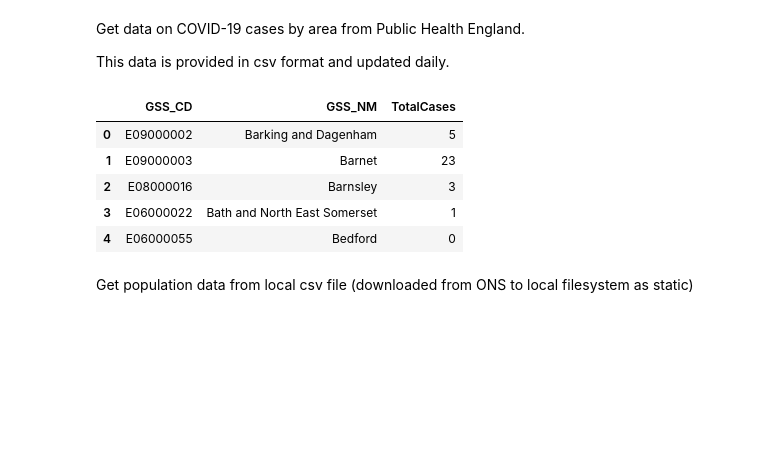
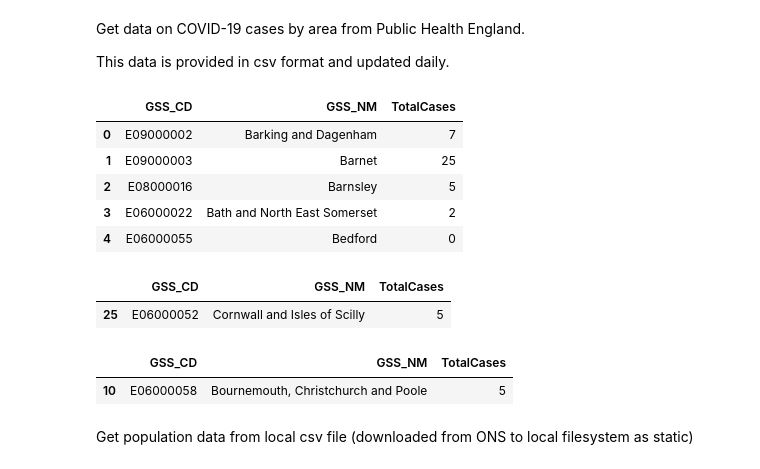
Before and after one commit to richardtguy/covid-19, a Jupyter notebook: covid-19.ipynb, the cells around one changed output. Saved outputs shown, nothing was run; the diff lists cells and outputs as text; code cells hidden in the pictures; blank space fills up the shorter version.

Commit message:
"Fixed missing data for Cornwall"

```diff
--- a/covid-19.ipynb
+++ b/covid-19.ipynb
@@ -11,3 +12,6 @@ from datetime import datetime
 Get daily indicators from Public Health England.
 
 This data is provided as an Excel file - stream the binary data directly from this URL.
+# %%
+WORKING_PATH = os.getcwd() + '/'
+DATA_PATH = os.path.dirname(os.getcwd()) + '/data/'
@@ -15,12 +21,12 @@ This data is provided as an Excel file - stream the binary data directly from th
 url = 'https://www.arcgis.com/sharing/rest/content/items/bc8ee90225644ef7a6f4dd1b13ea1d67/data'
 # read .xlsx file from server and write to local file
 r = requests.get(url, stream=True)
-with open('~data.xlsx', 'wb') as f:
+with open(WORKING_PATH + '~data.xlsx', 'wb') as f:
     for chunk in r.iter_content(chunk_size=1024):
         if chunk: # filter out keep-alive new chunks
             f.write(chunk)
 # read table from local file
-di = pd.read_excel('~data.xlsx')
+di = pd.read_excel(WORKING_PATH + '~data.xlsx')
 di.dtypes
 # %% [output]
 DateVal          datetime64[ns]
@@ -47,19 +53,29 @@ This data is provided in csv format and updated daily.
 # %%
 # load cases by Upper Tier Local Authority and Unitary Authorities
 url = "https://www.arcgis.com/sharing/rest/content/items/b684319181f94875a6879bbc833ca3a6/data"
 r = requests.get(url)
-filename = 'cases-data-{}.csv'.format(dt.strftime("%Y-%B-%d"))
+filename = WORKING_PATH + '~cases-data.csv')
 with open(filename, 'w') as f:
     f.write(r.text)
 cases_df = pd.read_csv(filename)
 cases_df.head()
 # %% [output]
 |  | GSS_CD | GSS_NM | TotalCases |
-| 0 | E09000002 | Barking and Dagenham | 5 |
-| 1 | E09000003 | Barnet | 23 |
-| 2 | E08000016 | Barnsley | 3 |
-| 3 | E06000022 | Bath and North East Somerset | 1 |
+| 0 | E09000002 | Barking and Dagenham | 7 |
+| 1 | E09000003 | Barnet | 25 |
+| 2 | E08000016 | Barnsley | 5 |
+| 3 | E06000022 | Bath and North East Somerset | 2 |
 | 4 | E06000055 | Bedford | 0 |
+# %%
+cases_df[cases_df["GSS_NM"]=="Cornwall and Isles of Scilly"]
+# %% [output]
+|  | GSS_CD | GSS_NM | TotalCases |
+| 25 | E06000052 | Cornwall and Isles of Scilly | 5 |
+# %%
+cases_df[cases_df["GSS_NM"]=="Bournemouth, Christchurch and Poole"]
+# %% [output]
+|  | GSS_CD | GSS_NM | TotalCases |
+| 10 | E06000058 | Bournemouth, Christchurch and Poole | 5 |
 # %% [markdown]
 Get population data from local csv file (downloaded from ONS to local filesystem as static)
 # %%
```
Also changed, not shown: parts of 17 cells of this notebook, 4 other files.
